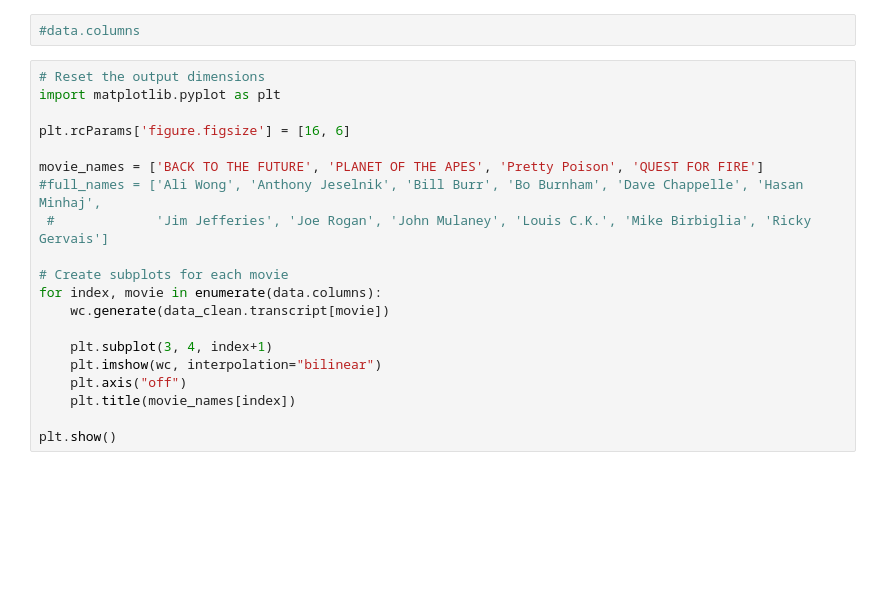
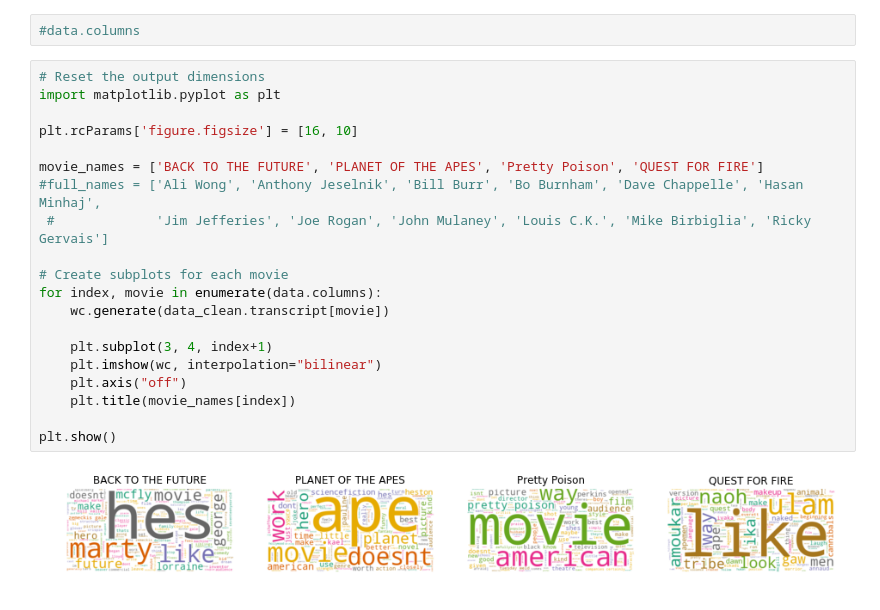
Before and after one commit to pradeepbatchu/machine-learning, a Jupyter notebook: nlp/NLP-Movie.ipynb, the cells around one changed output. Saved outputs shown, nothing was run; the diff lists cells and outputs as text; blank space fills up the shorter version.

```diff
--- a/nlp/NLP-Movie.ipynb
+++ b/nlp/NLP-Movie.ipynb
@@ -216,20 +311,22 @@ wc = WordCloud(stopwords=stop_words, background_color="white", colormap="Dark2",
 # %%
 # Reset the output dimensions
 import matplotlib.pyplot as plt
 
-plt.rcParams['figure.figsize'] = [16, 6]
+plt.rcParams['figure.figsize'] = [16, 10]
 
 movie_names = ['BACK TO THE FUTURE', 'PLANET OF THE APES', 'Pretty Poison', 'QUEST FOR FIRE']
 #full_names = ['Ali Wong', 'Anthony Jeselnik', 'Bill Burr', 'Bo Burnham', 'Dave Chappelle', 'Hasan Minhaj',
  #             'Jim Jefferies', 'Joe Rogan', 'John Mulaney', 'Louis C.K.', 'Mike Birbiglia', 'Ricky Gervais']
 
 # Create subplots for each movie
 for index, movie in enumerate(data.columns):
     wc.generate(data_clean.transcript[movie])
 
     plt.subplot(3, 4, index+1)
     plt.imshow(wc, interpolation="bilinear")
     plt.axis("off")
     plt.title(movie_names[index])
 
 plt.show()
+# %% [output]
+[figure, added]
```
Also changed, not shown: parts of 9 cells of this notebook.
